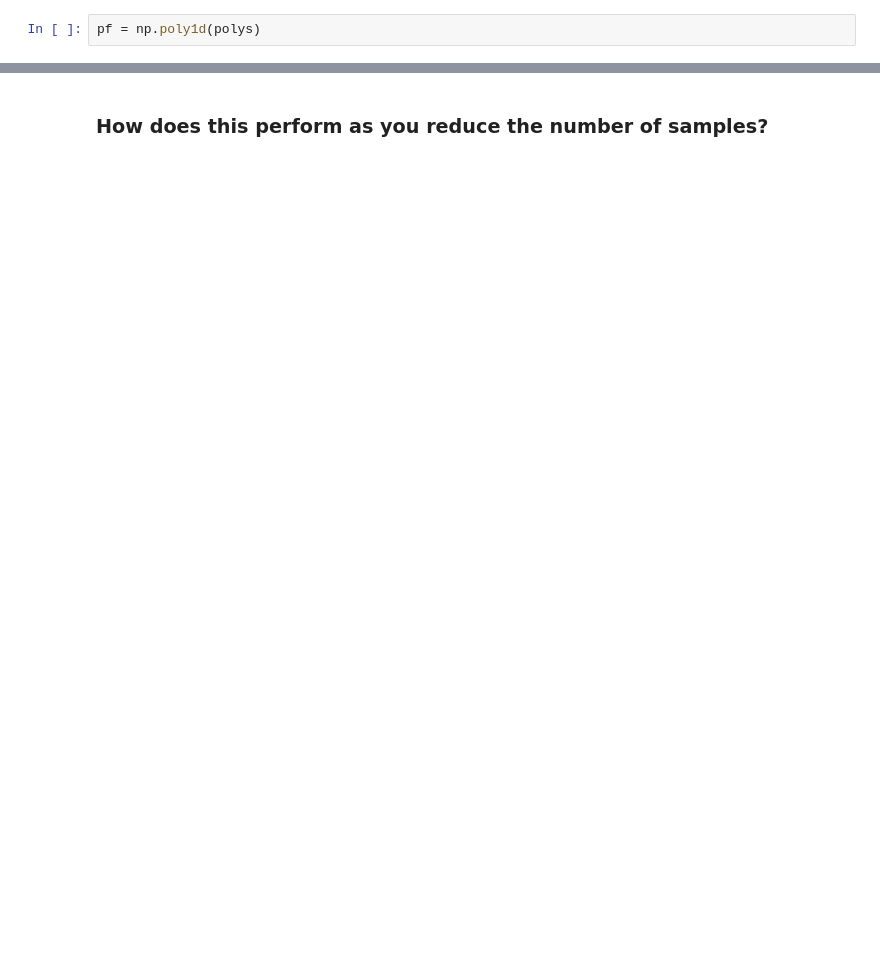
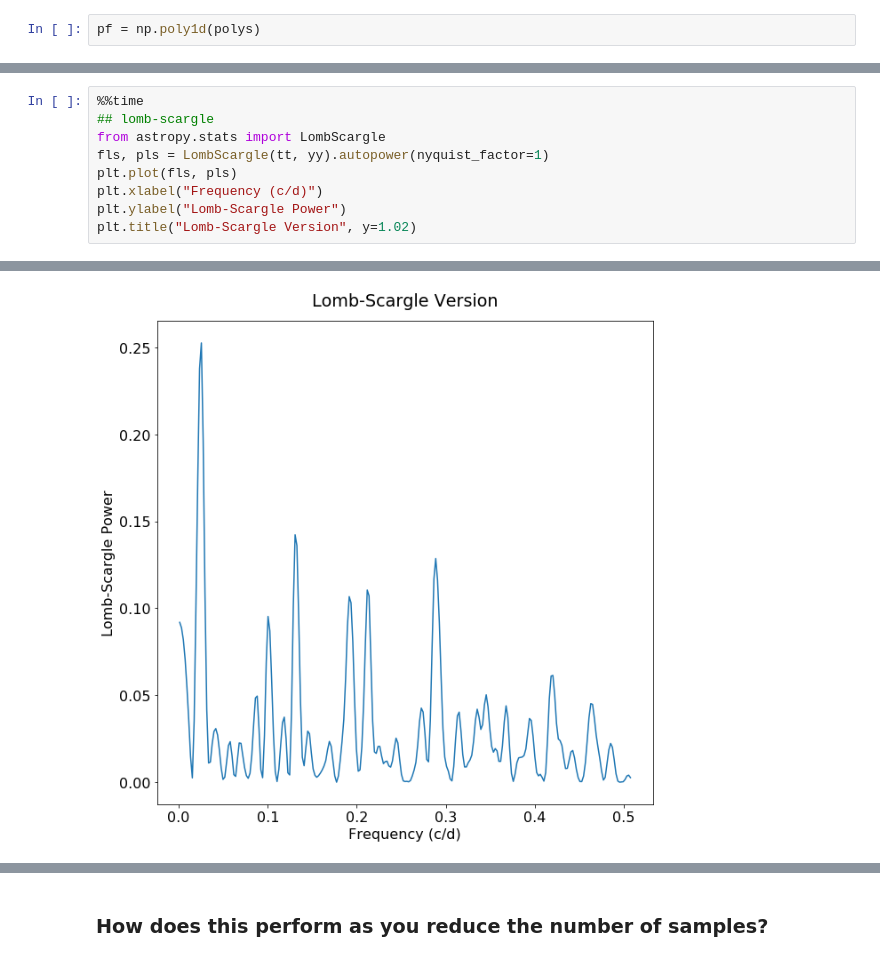
Before and after one commit to benjaminpope/manhattan, a Jupyter notebook: notebooks/basis_pursuit.ipynb, the cells around one changed output, grey strips where cells are left out. Drawn from its saved outputs; the diff is of its cells as text; blank space fills up the shorter version.

```diff
--- a/notebooks/basis_pursuit.ipynb
+++ b/notebooks/basis_pursuit.ipynb
@@ -106,0 +107,10 @@ plt.title("L1 Periodograms Nail It", y=1.01);
+# %%
+%%time
+## lomb-scargle
+from astropy.stats import LombScargle
+fls, pls = LombScargle(tt, yy).autopower(nyquist_factor=1)
+plt.plot(fls, pls)
+plt.xlabel("Frequency (c/d)")
+plt.ylabel("Lomb-Scargle Power")
+plt.title("Lomb-Scargle Version", y=1.02)
+# %% [output]
@@ -107,3 +119,4 @@ plt.title("L1 Periodograms Nail It", y=1.01);
+[figure, added]
 # %%
 plt.plot(tt,diracs,label="Diracs")
 plt.plot(tt,residuals,label="Residuals")
```
Also changed, not shown: parts of 27 cells of this notebook.
